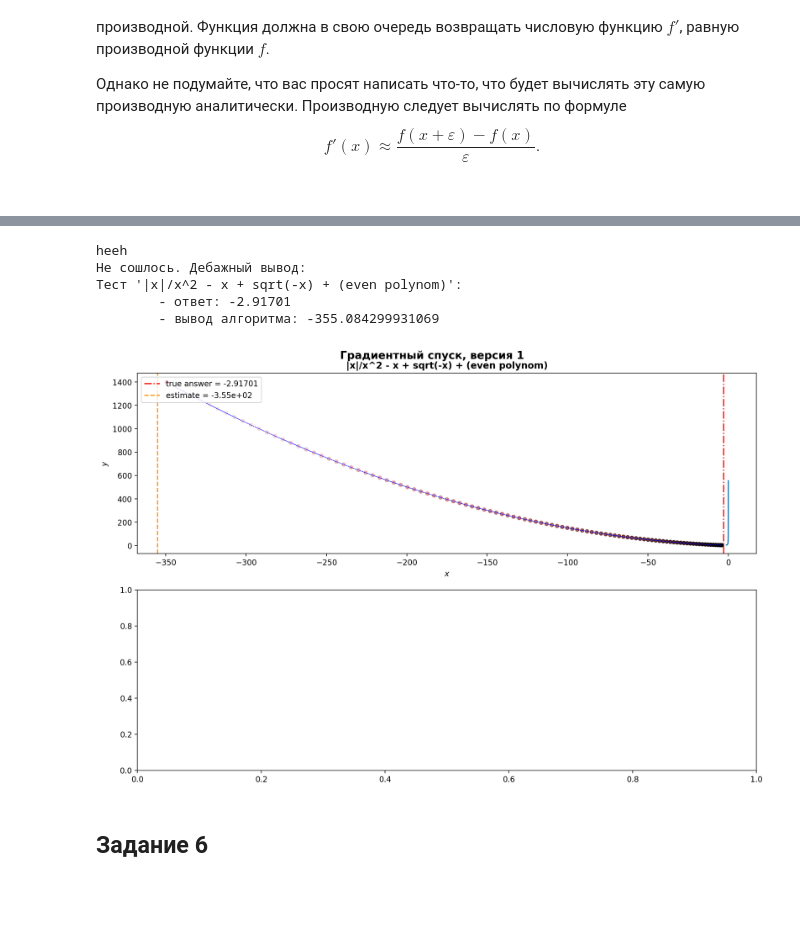
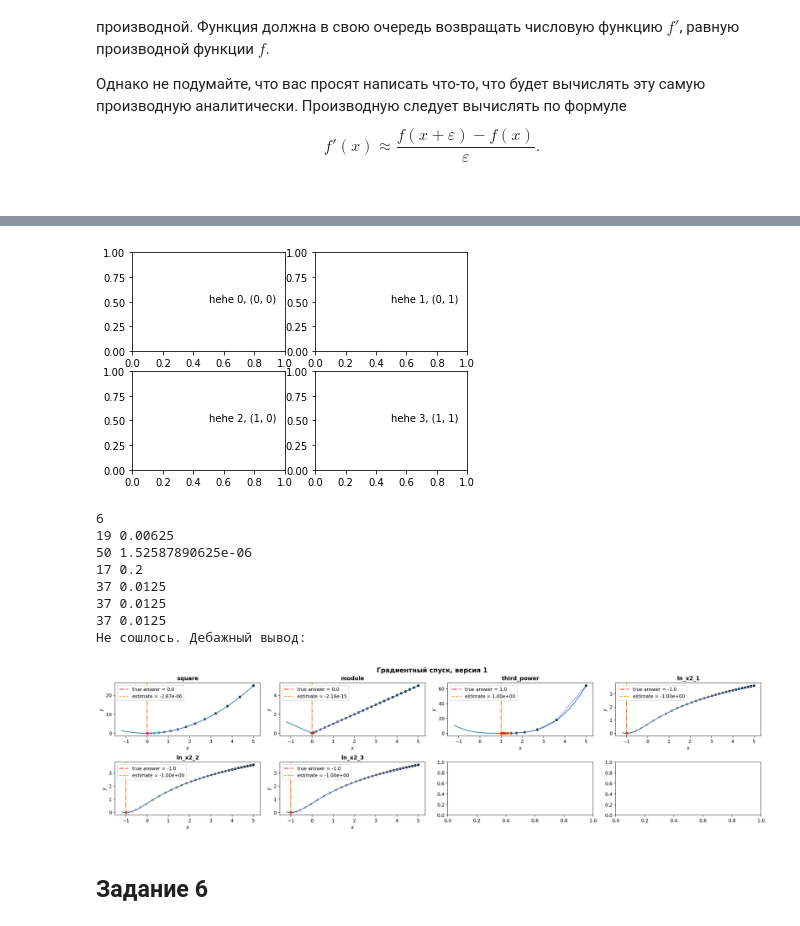
Before and after one commit to maratzainullin/ml-dl, a Jupyter notebook: [homework]gradient.ipynb, the cells around one changed output, grey strips where cells are left out. Drawn from its saved outputs; the diff is of its cells as text; code cells hidden in the pictures; blank space fills up the shorter version.

Commit message:
grad 2

```diff
--- a/[homework]gradient.ipynb
+++ b/[homework]gradient.ipynb
@@ -136,7 +141,7 @@ Ok
 На каждой итерации вызывайте `callback(x, f(x))`, где `x` это результат шага градиентного спуска.
 Это нужно для отрисовки шагов алгоритма.
 # %%
-def grad_descent_v1(f, deriv, x0=None, lr=0.3, iters=100, callback=None):
+def grad_descent_v1(f, deriv, x=np.random.uniform(), lr=0.2, iters=50, tol=1e-4, callback=None):
     """
     Реализация градиентного спуска для функций с одним локальным минимумом,
     совпадающим с глобальным. Все тесты будут иметь такую природу.
@@ -147,25 +152,15 @@ def grad_descent_v1(f, deriv, x0=None, lr=0.3, iters=100, callback=None):
     :param iters: int — количество итераций
     :param callback: callable — функция логирования
     """
-
-    if x0 is None:
-        # Если точка не дана, сгенерируем случайную
-        # из стандартного нормального распределения.
-        # При таком подходе начальная точка может быть
-        # любой, а не только из какого-то ограниченного диапазона
-        # np.random.seed(179)
-        x0 = np.random.uniform()
-
-    x = x0
-    tol = 1e-4
-    i = 0
-    multiplifier = 2
+    i = 1
+    lr_base = 0.5
     current_deriv = deriv(x)
-    while i <= iters and abs(current_deriv) > tol:
+    while i < iters and abs(current_deriv) > tol:
         callback(x, f(x))
         x -= lr * np.sign(current_deriv) * abs(current_deriv)**.5
         i += 1
         next_deriv = deriv(x)
-        lr = lr / multiplifier if next_deriv*current_deriv < 0 else lr
+        lr /= 2 if next_deriv * current_deriv < 0 else 1
         current_deriv = next_deriv
+    print(i, lr)
     return x
@@ -202,3 +297,10 @@ test_cases = {
+# %%
+fog, axes = plt.subplots(2, 2)
+for i, ax in enumerate(axes.flat):
+    ax_coord = np.unravel_index(i, shape=axes.shape)
+    ax.text(0.5, 0.5, f'hehe {i}, {ax_coord}')
+# %% [output]
+[figure, added]
 # %%
 def plot_convergence_1d(func, x_steps, y_steps, ax, grid=None, title=""):
     """
@@ -314,25 +349,23 @@ def test_convergence_1d(grad_descent, test_cases, tol=1e-2, axes=None, grid=None
 # %%
-tol = 1e-2  # желаемая точность
-n = len(test_cases)
-fig, axes = plt.subplots(n // 2 + 2, 2 if n > 1 else 1, figsize=(12, 8), dpi=200, constrained_layout=True)
-fig.suptitle("Градиентный спуск, версия 1", fontweight="bold", fontsize=14)
-grid = np.linspace(-1.2, 3.2, 400)
+tol = 1e-2
 
-is_correct, debug_log = test_convergence_1d(
-    grad_descent_v1, test_cases, tol,
-    axes, grid
-)
-if not is_correct:
+grid = np.linspace(-1.2, 5, 400)
+
+failed, debug_log = test_convergence_1d(grad_descent_v1, test_cases, tol, grid)
+if failed:
     print("Не сошлось. Дебажный вывод:")
     for log_entry in debug_log:
         print(log_entry)
 # %% [output]
-heeh
+6
+19 0.00625
+50 1.52587890625e-06
+17 0.2
+37 0.0125
+37 0.0125
+37 0.0125
 Не сошлось. Дебажный вывод:
-Тест '|x|/x^2 - x + sqrt(-x) + (even polynom)':
-        - ответ: -2.91701
-        - вывод алгоритма: -355.084299931069
-[figure, old version]
+[figure, new version]
 # %% [markdown]
 ## Задание 6 ##
 # %% [markdown]
```
Also changed, not shown: parts of 12 cells of this notebook.
